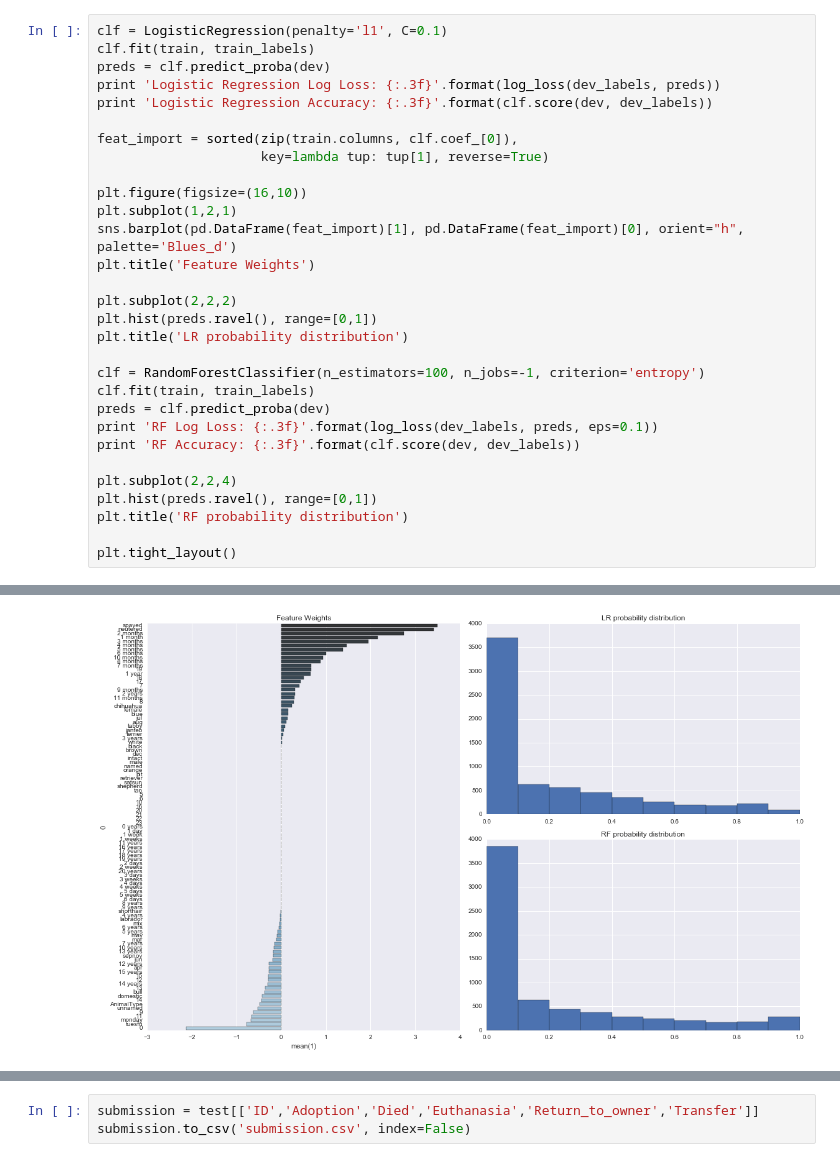
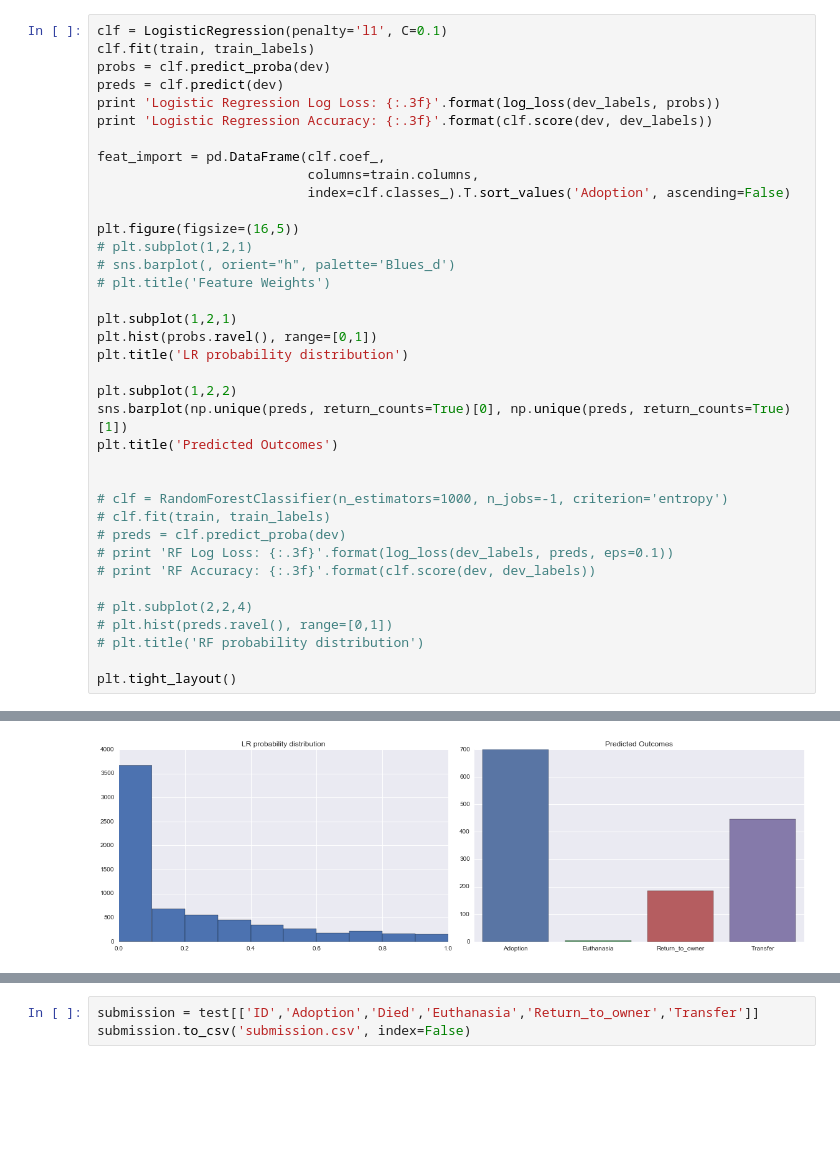
Before and after one commit to dlin17/w207_final, a Jupyter notebook: color.ipynb, the cells around one changed output, grey strips where cells are left out. Cells and saved outputs as stored; diff of their text form; blank space fills up the shorter version.

```diff
--- a/color.ipynb
+++ b/color.ipynb
@@ -80,31 +146,38 @@ Index([        u'apr',         u'aug',       u'black',        u'blue',
 # %%
 clf = LogisticRegression(penalty='l1', C=0.1)
 clf.fit(train, train_labels)
-preds = clf.predict_proba(dev)
-print 'Logistic Regression Log Loss: {:.3f}'.format(log_loss(dev_labels, preds))
+probs = clf.predict_proba(dev)
+preds = clf.predict(dev)
+print 'Logistic Regression Log Loss: {:.3f}'.format(log_loss(dev_labels, probs))
 print 'Logistic Regression Accuracy: {:.3f}'.format(clf.score(dev, dev_labels))
 
-feat_import = sorted(zip(train.columns, clf.coef_[0]),
-                     key=lambda tup: tup[1], reverse=True)
+feat_import = pd.DataFrame(clf.coef_,
+                           columns=train.columns,
+                           index=clf.classes_).T.sort_values('Adoption', ascending=False)
 
-plt.figure(figsize=(16,10))
+plt.figure(figsize=(16,5))
+# plt.subplot(1,2,1)
+# sns.barplot(, orient="h", palette='Blues_d')
+# plt.title('Feature Weights')
+
 plt.subplot(1,2,1)
-sns.barplot(pd.DataFrame(feat_import)[1], pd.DataFrame(feat_import)[0], orient="h", palette='Blues_d')
-plt.title('Feature Weights')
-
-plt.subplot(2,2,2)
-plt.hist(preds.ravel(), range=[0,1])
+plt.hist(probs.ravel(), range=[0,1])
 plt.title('LR probability distribution')
 
-clf = RandomForestClassifier(n_estimators=100, n_jobs=-1, criterion='entropy')
-clf.fit(train, train_labels)
-preds = clf.predict_proba(dev)
-print 'RF Log Loss: {:.3f}'.format(log_loss(dev_labels, preds, eps=0.1))
-print 'RF Accuracy: {:.3f}'.format(clf.score(dev, dev_labels))
+plt.subplot(1,2,2)
+sns.barplot(np.unique(preds, return_counts=True)[0], np.unique(preds, return_counts=True)[1])
+plt.title('Predicted Outcomes')
 
-plt.subplot(2,2,4)
-plt.hist(preds.ravel(), range=[0,1])
-plt.title('RF probability distribution')
+
+# clf = RandomForestClassifier(n_estimators=1000, n_jobs=-1, criterion='entropy')
+# clf.fit(train, train_labels)
+# preds = clf.predict_proba(dev)
+# print 'RF Log Loss: {:.3f}'.format(log_loss(dev_labels, preds, eps=0.1))
+# print 'RF Accuracy: {:.3f}'.format(clf.score(dev, dev_labels))
+
+# plt.subplot(2,2,4)
+# plt.hist(preds.ravel(), range=[0,1])
+# plt.title('RF probability distribution')
 
 plt.tight_layout()
 # %% [output]
@@ -115 +186 @@ RF Accuracy: 0.650
-[figure, old version]
+[figure, new version]
```
Also changed, not shown: parts of 7 cells of this notebook.
